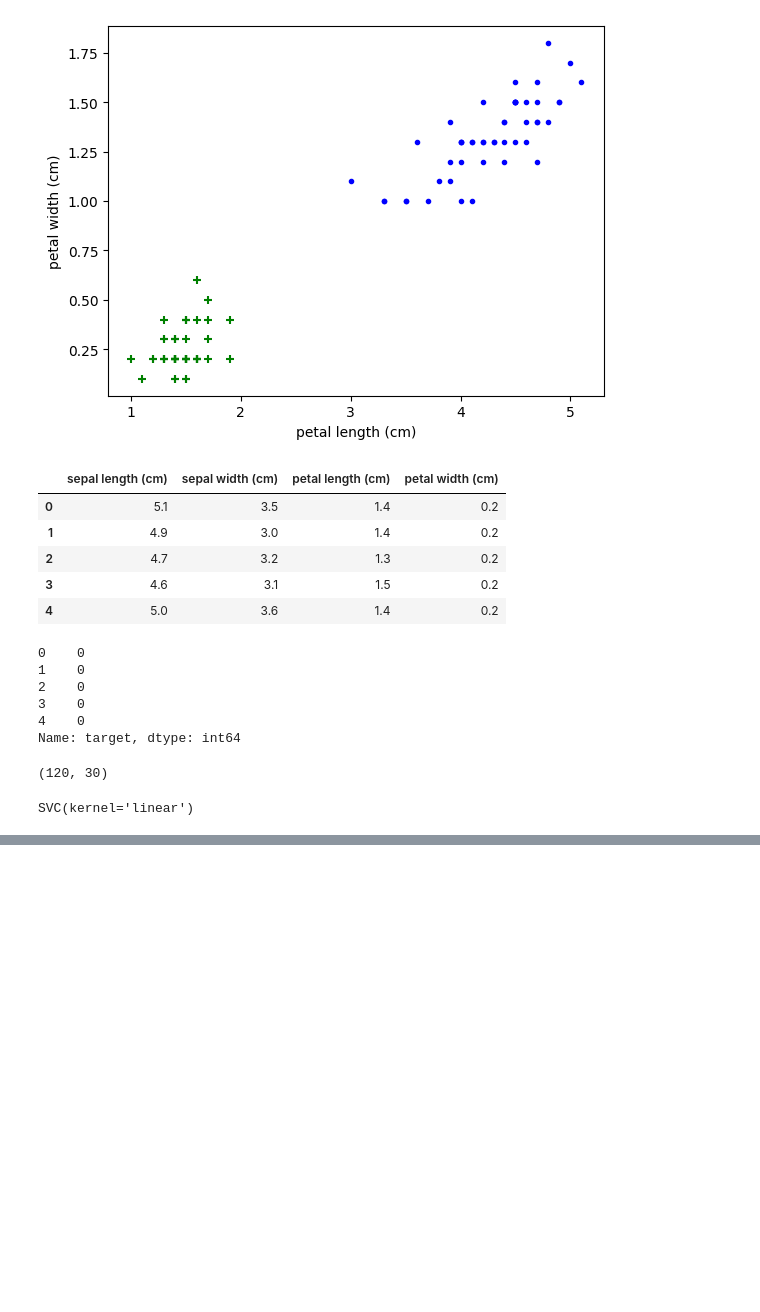
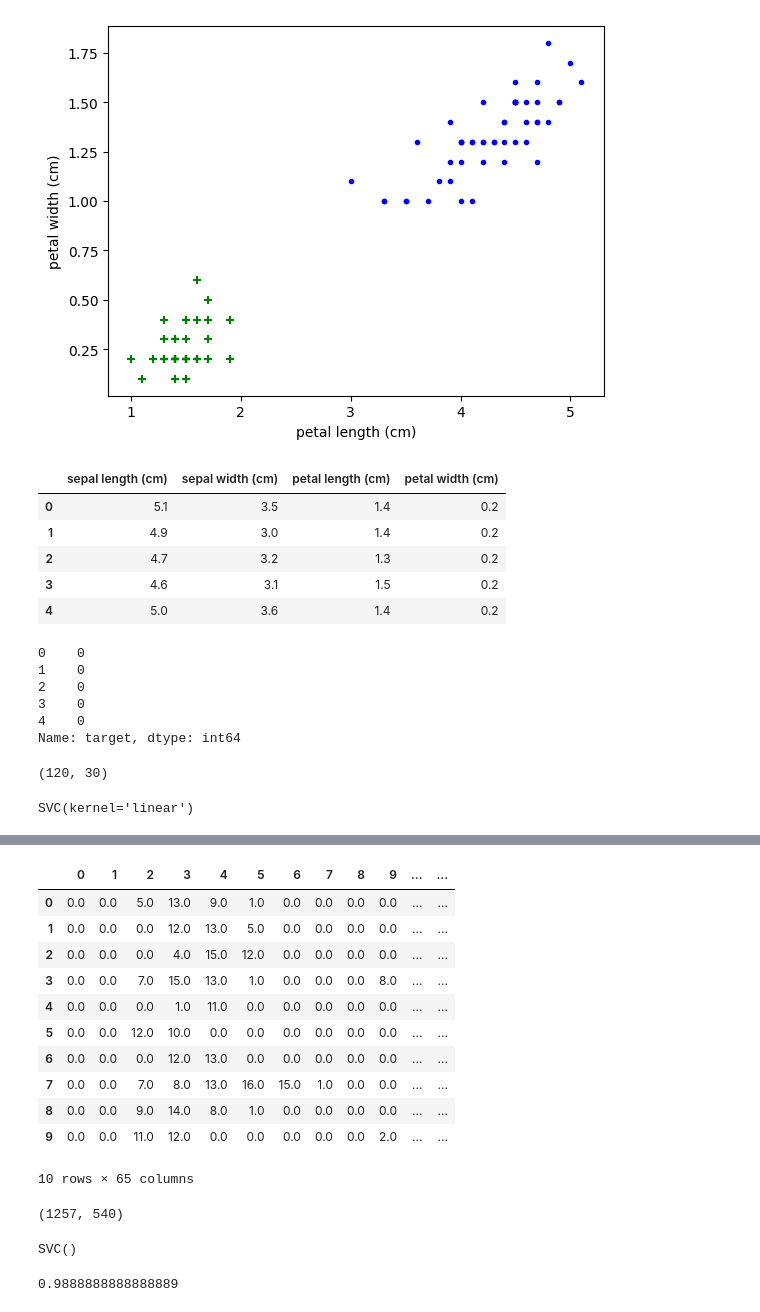
Before and after one commit to ChandraMouli2727/Rough, a Jupyter notebook: ML/Support vector Machine(SVM)_10.ipynb, the cells around one changed output, grey strips where cells are left out. Drawn from its saved outputs; the diff is of its cells as text; code cells hidden in the pictures; blank space fills up the shorter version.

```diff
--- a/ML/Support vector Machine(SVM)_10.ipynb
+++ b/ML/Support vector Machine(SVM)_10.ipynb
@@ -149,0 +158,3 @@ model.score(X_test,y_test)
+# %%
+from sklearn.datasets import load_digits
+digits = load_digits()
@@ -149,0 +165,3 @@ model.score(X_test,y_test)
+# %%
+dfEx = pd.DataFrame(digits.data,digits.target)
+dfEx.head()
@@ -149,0 +176,16 @@ model.score(X_test,y_test)
+# %%
+dfEx['target'] = digits.target
+dfEx.head(10)
+# %% [output]
+|  | 0 | 1 | 2 | 3 | 4 | 5 | 6 | 7 | 8 | 9 | ... | ... |
+| 0 | 0.0 | 0.0 | 5.0 | 13.0 | 9.0 | 1.0 | 0.0 | 0.0 | 0.0 | 0.0 | ... | ... |
+| 1 | 0.0 | 0.0 | 0.0 | 12.0 | 13.0 | 5.0 | 0.0 | 0.0 | 0.0 | 0.0 | ... | ... |
+| 2 | 0.0 | 0.0 | 0.0 | 4.0 | 15.0 | 12.0 | 0.0 | 0.0 | 0.0 | 0.0 | ... | ... |
+| 3 | 0.0 | 0.0 | 7.0 | 15.0 | 13.0 | 1.0 | 0.0 | 0.0 | 0.0 | 8.0 | ... | ... |
+| 4 | 0.0 | 0.0 | 0.0 | 1.0 | 11.0 | 0.0 | 0.0 | 0.0 | 0.0 | 0.0 | ... | ... |
+| 5 | 0.0 | 0.0 | 12.0 | 10.0 | 0.0 | 0.0 | 0.0 | 0.0 | 0.0 | 0.0 | ... | ... |
+| 6 | 0.0 | 0.0 | 0.0 | 12.0 | 13.0 | 0.0 | 0.0 | 0.0 | 0.0 | 0.0 | ... | ... |
+| 7 | 0.0 | 0.0 | 7.0 | 8.0 | 13.0 | 16.0 | 15.0 | 1.0 | 0.0 | 0.0 | ... | ... |
+| 8 | 0.0 | 0.0 | 9.0 | 14.0 | 8.0 | 1.0 | 0.0 | 0.0 | 0.0 | 0.0 | ... | ... |
+| 9 | 0.0 | 0.0 | 11.0 | 12.0 | 0.0 | 0.0 | 0.0 | 0.0 | 0.0 | 2.0 | ... | ... |
+10 rows × 65 columns
@@ -149,0 +199,12 @@ model.score(X_test,y_test)
+# %%
+len(X_train),len(X_test)
+# %% [output]
+(1257, 540)
+# %%
+rbf_model.fit(X_train, y_train)
+# %% [output]
+SVC()
+# %%
+rbf_model.score(X_test,y_test)
+# %% [output]
+0.9888888888888889
```
Also changed, not shown: parts of 10 cells of this notebook, 1 other file.
